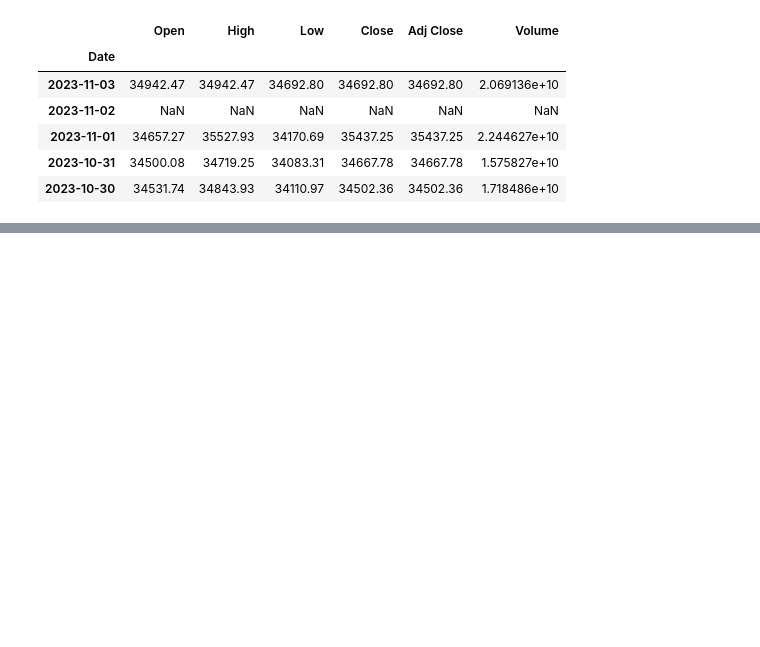
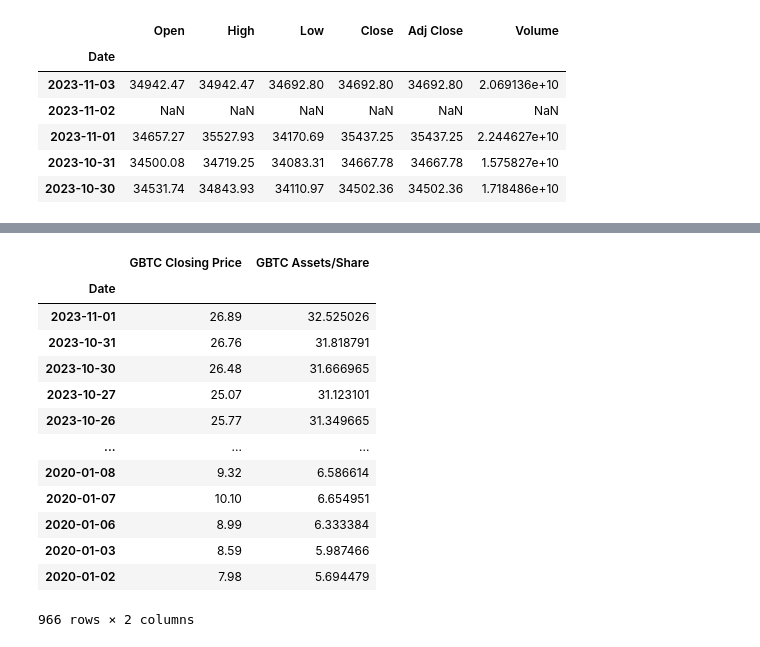
Before and after one commit to t-sullivan/Project-1, a Jupyter notebook: nav_trade.ipynb, the cells around one changed output, grey strips where cells are left out. Saved outputs shown, nothing was run; the diff lists cells and outputs as text; code cells hidden in the pictures; blank space fills up the shorter version.

```diff
--- a/nav_trade.ipynb
+++ b/nav_trade.ipynb
@@ -93,7 +96,9 @@ import json
 # %%
 # Read the GBTC Data
 gbtc_historical_data = pd.read_csv(
-    Path('./Resources/GBTC_Price_Data.csv'), index_col='Date', parse_dates=True
+    Path('./Resources/GBTC_Price_Data.csv'),
+    index_col='Date',
+    parse_dates=True
 )
 
 # Remove the dollar signs
@@ -211,0 +267,21 @@ combined_df.head()
+# %%
+close_vs_holdings_per_share = merged_df[['GBTC_Close','GBTC_Assets_per_Share']]
+
+close_vs_holdings_per_share = close_vs_holdings_per_share.rename(columns={'GBTC_Close':'GBTC Closing Price', 'GBTC_Assets_per_Share':'GBTC Assets/Share'})
+
+close_vs_holdings_per_share
+# %% [output]
+|  | GBTC Closing Price | GBTC Assets/Share |
+| Date |  |  |
+| 2023-11-01 | 26.89 | 32.525026 |
+| 2023-10-31 | 26.76 | 31.818791 |
+| 2023-10-30 | 26.48 | 31.666965 |
+| 2023-10-27 | 25.07 | 31.123101 |
+| 2023-10-26 | 25.77 | 31.349665 |
+| ... | ... | ... |
+| 2020-01-08 | 9.32 | 6.586614 |
+| 2020-01-07 | 10.10 | 6.654951 |
+| 2020-01-06 | 8.99 | 6.333384 |
+| 2020-01-03 | 8.59 | 5.987466 |
+| 2020-01-02 | 7.98 | 5.694479 |
+966 rows × 2 columns
```
Also changed, not shown: parts of 9 cells of this notebook.
